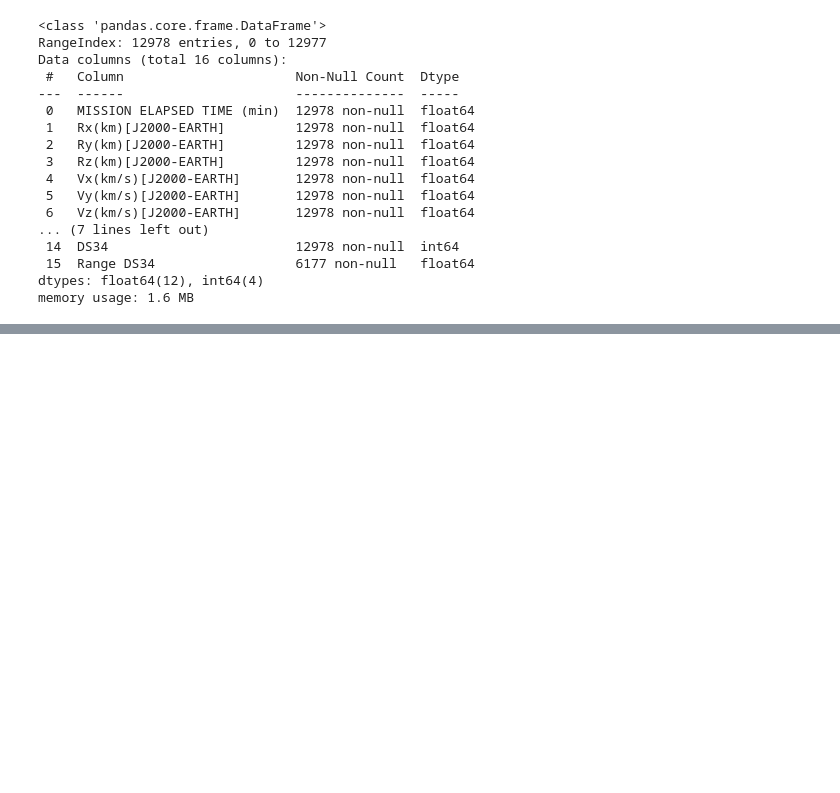
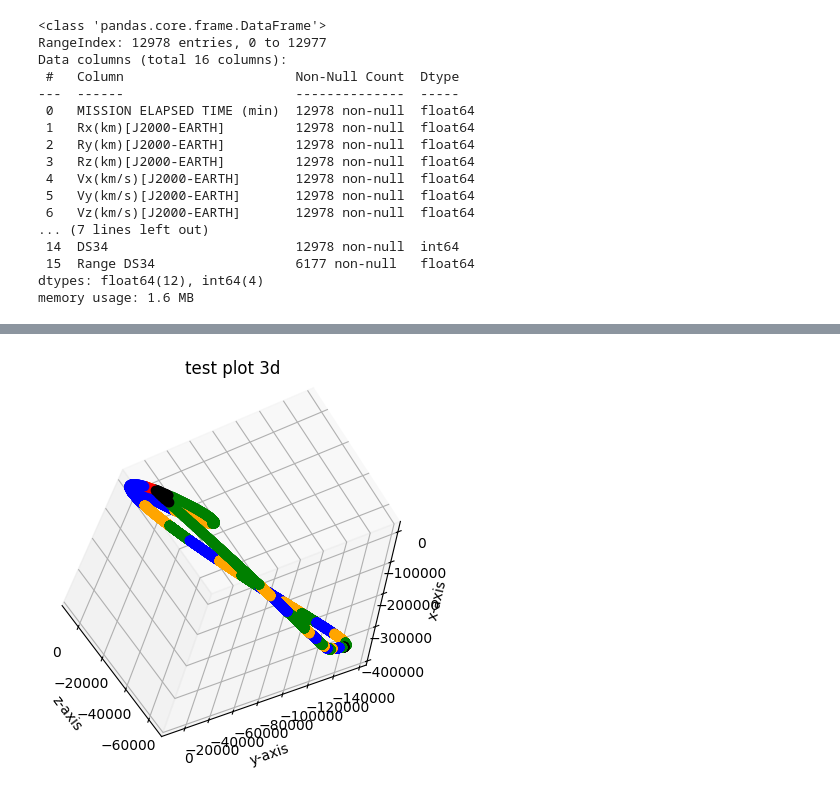
Before and after one commit to viperisopp/nasa_adc_data, a Jupyter notebook: trajectory_graph.ipynb, the cells around one changed output, grey strips where cells are left out. Drawn from its saved outputs; the diff is of its cells as text; code cells hidden in the pictures; blank space fills up the shorter version.

```diff
--- a/trajectory_graph.ipynb
+++ b/trajectory_graph.ipynb
@@ -73,0 +119,24 @@ TypeError: cannot concatenate object of type '<class 'set'>'; only Series and Da
+# %%
+df = pd.read_csv("antenna_connection.csv")
+
+fig = plt.figure()
+ax = fig.add_subplot(1,1,1,projection="3d")
+d = {"WPSA":"red","DS24":"orange","DS34":"green","DS54":"blue"}
+
+for i,n in df.iterrows():
+    if n["available antennas"] == 0:
+        ax.plot(n["shuttle_x"],n["shuttle_y"],n["shuttle_z"], color="black",marker="o")
+    else:
+        ax.plot(n["shuttle_x"],n["shuttle_y"],n["shuttle_z"], color=d[n["best antenna"]],marker="o")
+
+
+
+ax.set_xlabel("x-axis")
+ax.set_ylabel("y-axis")
+ax.set_zlabel("z-axis")
+ax.set_title("test plot 3d")
+
+ax.view_init(elev=25,azim=-150,roll=35)
+plt.show()
+# %% [output]
+[figure, added]
```
Also changed, not shown: parts of 4 cells of this notebook.
